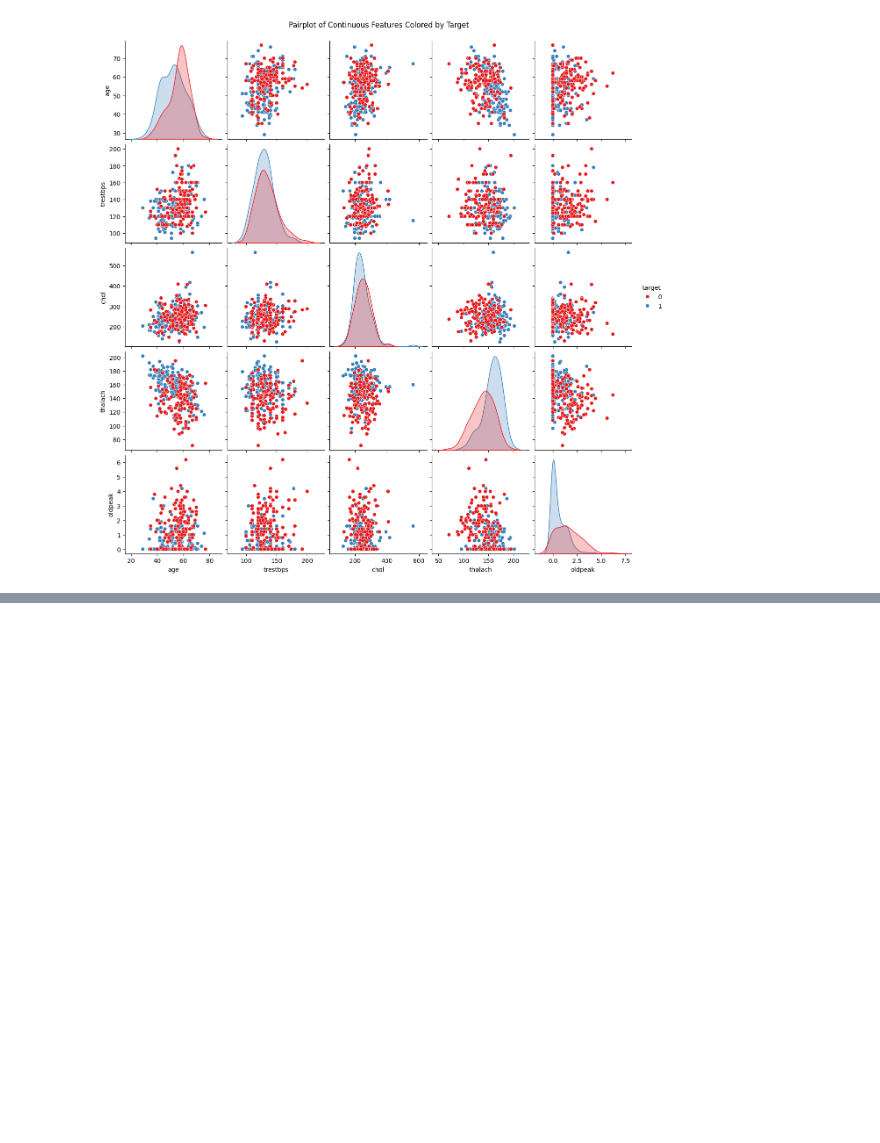
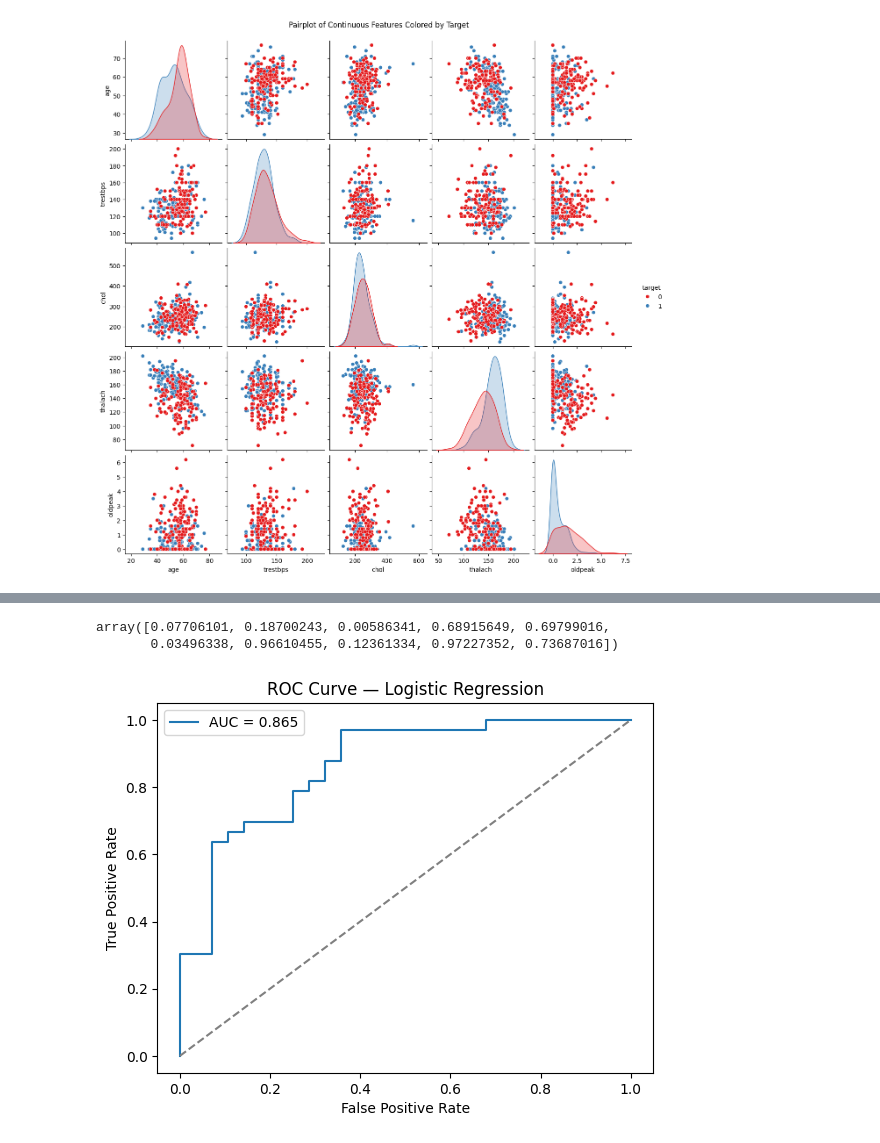
Before and after one commit to akamatt1/ml_mentoring_model_calibration_problem, a Jupyter notebook: Matt_Heart_EDA.ipynb, the cells around one changed output, grey strips where cells are left out. Saved outputs shown, nothing was run; the diff lists cells and outputs as text; code cells hidden in the pictures; blank space fills up the shorter version.

Commit message:
logistic.com.1.0

```diff
--- a/Matt_Heart_EDA.ipynb
+++ b/Matt_Heart_EDA.ipynb
@@ -150,3 +166,25 @@ plt.suptitle("Pairplot of Continuous Features Colored by Target", y=1.02)
 plt.show()
 # %% [output]
 [figure]
+# %%
+# logistic regression model
+
+
+X = df.drop('target', axis=1)
+y = df['target']
+
+# Train-test split
+X_train, X_test, y_train, y_test = train_test_split(
+    X, y, test_size=0.2, random_state=42, stratify=y
+)
+
+# Scale continuous features
+scaler = StandardScaler()
+X_train_scaled = scaler.fit_transform(X_train)
+X_test_scaled = scaler.transform(X_test)
+# %%
+# fit a logistic regression model
+
+
+log_reg = LogisticRegression(max_iter=1000)
+log_reg.fit(X_train_scaled, y_train)
@@ -152,0 +210,23 @@ plt.show()
+# %%
+# probability predictions (for calibration later)
+y_proba = log_reg.predict_proba(X_test_scaled)[:, 1]
+y_proba[:10]
+# %% [output]
+array([0.07706101, 0.18700243, 0.00586341, 0.68915649, 0.69799016,
+       0.03496338, 0.96610455, 0.12361334, 0.97227352, 0.73687016])
+# %%
+# ROC Curve and AUC
+
+
+fpr, tpr, _ = roc_curve(y_test, y_proba)
+auc = roc_auc_score(y_test, y_proba)
+
+plt.plot(fpr, tpr, label=f"AUC = {auc:.3f}")
+plt.plot([0,1],[0,1],'--',color='gray')
+plt.xlabel("False Positive Rate")
+plt.ylabel("True Positive Rate")
+plt.title("ROC Curve — Logistic Regression")
+plt.legend()
+plt.show()
+# %% [output]
+[figure, added]
```
Also changed, not shown: parts of 9 cells of this notebook.
